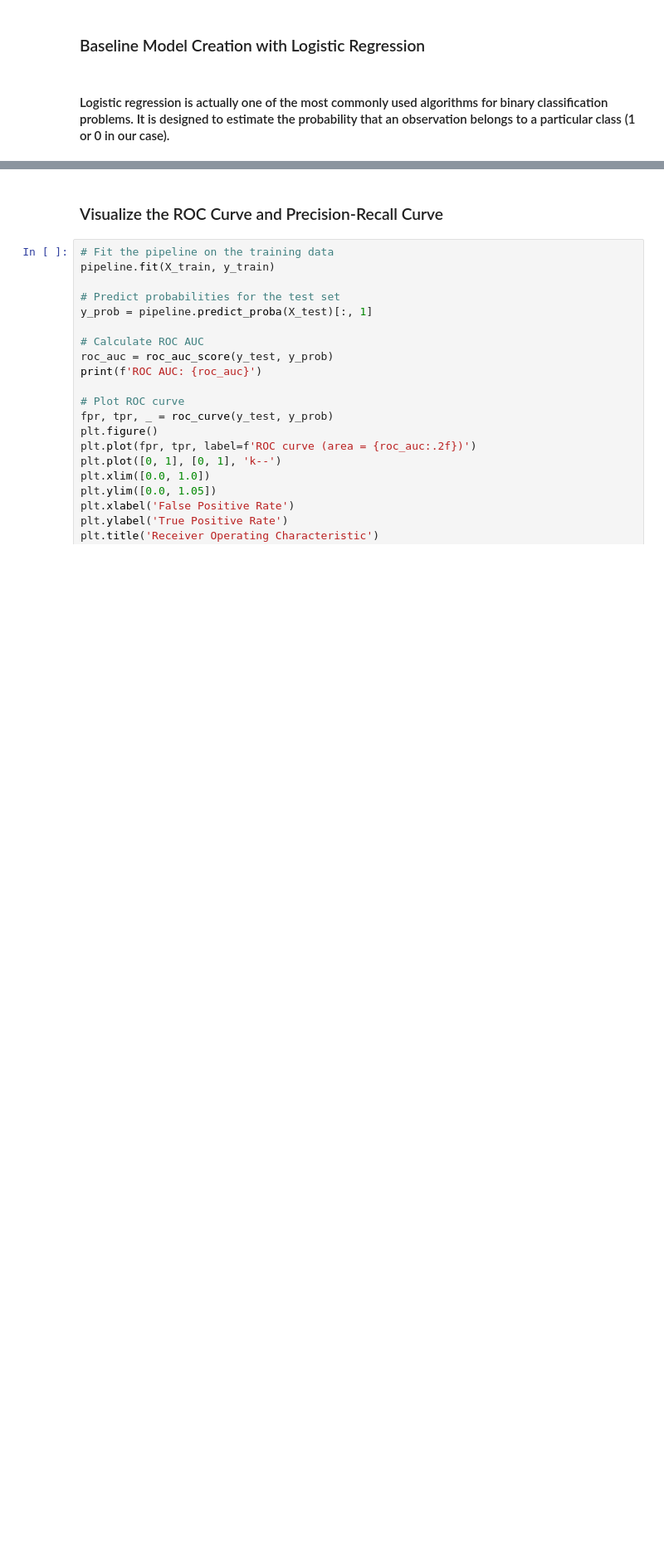
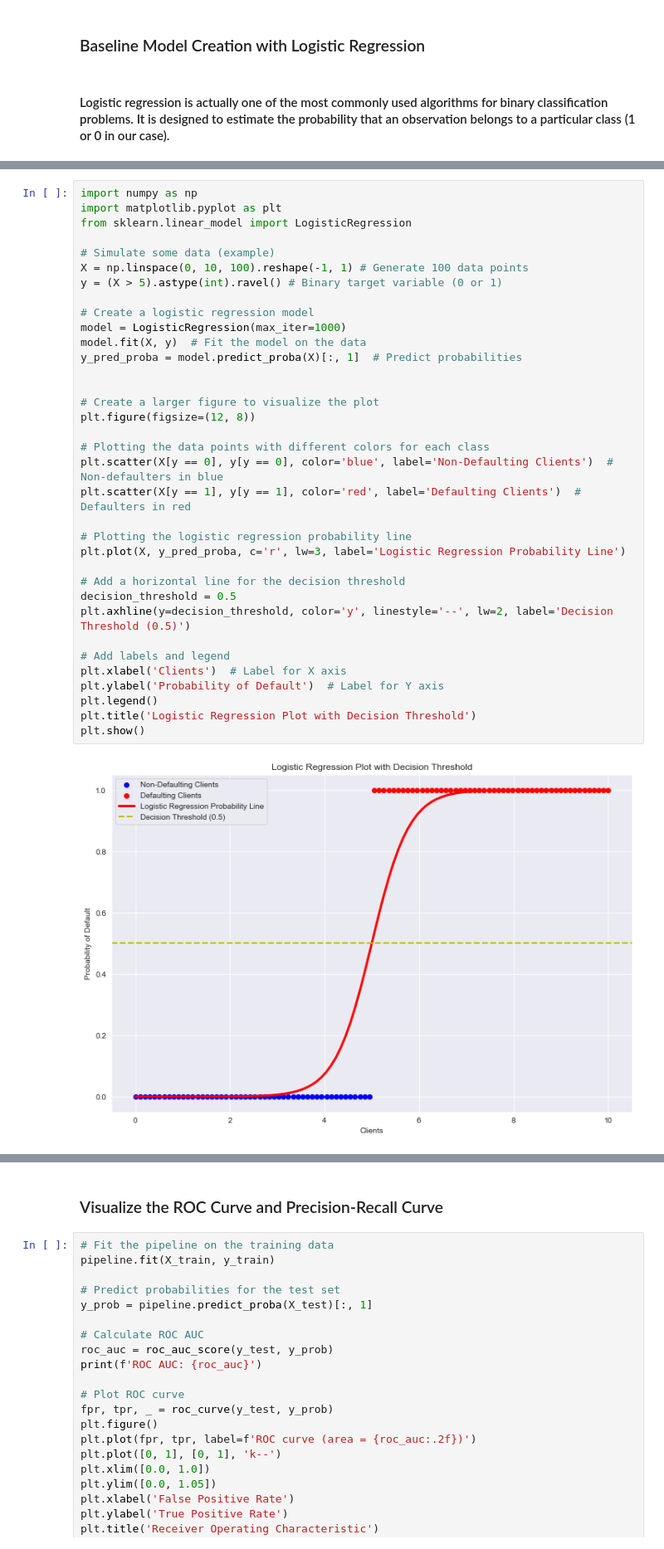
Before and after one commit to preudh/OC_IA_P4_Build_a_scoring_model, a Jupyter notebook: notebooks/Preudhomme_Patrice_notebook_modelisation_062024.ipynb, the cells around one changed output, grey strips where cells are left out. Shown at 83% size. Cells and saved outputs as stored; diff of their text form; blank space fills up the shorter version.

```diff
--- a/notebooks/Preudhomme_Patrice_notebook_modelisation_062024.ipynb
+++ b/notebooks/Preudhomme_Patrice_notebook_modelisation_062024.ipynb
@@ -267,0 +214,37 @@ Mean Cost: -39294.4
+# %%
+import numpy as np
+import matplotlib.pyplot as plt
+from sklearn.linear_model import LogisticRegression
+
+# Simulate some data (example)
+X = np.linspace(0, 10, 100).reshape(-1, 1) # Generate 100 data points
+y = (X > 5).astype(int).ravel() # Binary target variable (0 or 1)
+
+# Create a logistic regression model
+model = LogisticRegression(max_iter=1000)
+model.fit(X, y)  # Fit the model on the data
+y_pred_proba = model.predict_proba(X)[:, 1]  # Predict probabilities
+
+
+# Create a larger figure to visualize the plot
+plt.figure(figsize=(12, 8))
+
+# Plotting the data points with different colors for each class
+plt.scatter(X[y == 0], y[y == 0], color='blue', label='Non-Defaulting Clients')  # Non-defaulters in blue
+plt.scatter(X[y == 1], y[y == 1], color='red', label='Defaulting Clients')  # Defaulters in red
+
+# Plotting the logistic regression probability line
+plt.plot(X, y_pred_proba, c='r', lw=3, label='Logistic Regression Probability Line')
+
+# Add a horizontal line for the decision threshold
+decision_threshold = 0.5
+plt.axhline(y=decision_threshold, color='y', linestyle='--', lw=2, label='Decision Threshold (0.5)')
+
+# Add labels and legend
+plt.xlabel('Clients')  # Label for X axis
+plt.ylabel('Probability of Default')  # Label for Y axis
+plt.legend()
+plt.title('Logistic Regression Plot with Decision Threshold')
+plt.show()
+# %% [output]
+[figure, added]
```
Also changed, not shown: parts of 29 cells of this notebook.
